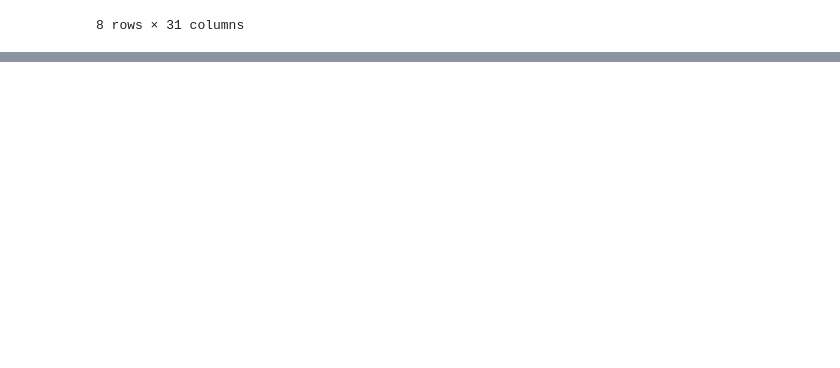
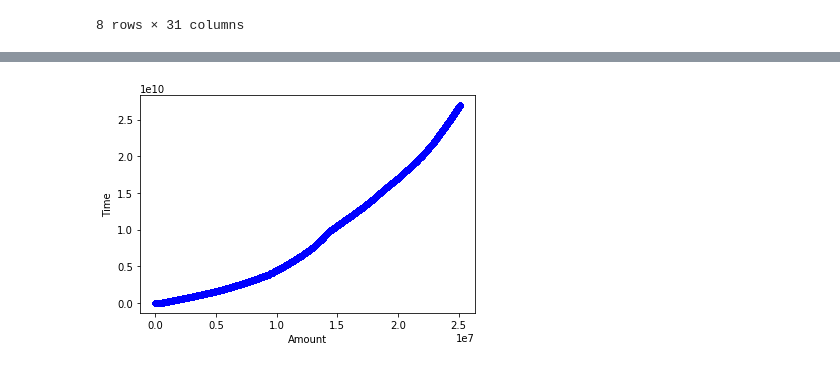
Before and after one commit to erichuizapucp/credit-card-fraud-detection, a Jupyter notebook: notebooks/Credit Card Fraud Detection.ipynb, the cells around one changed output, grey strips where cells are left out. Saved outputs shown, nothing was run; the diff lists cells and outputs as text; code cells hidden in the pictures; blank space fills up the shorter version.

```diff
--- a/notebooks/Credit Card Fraud Detection.ipynb
+++ b/notebooks/Credit Card Fraud Detection.ipynb
@@ -20,0 +114,6 @@ data.describe()
+# %%
+scatter_df = data[data['Class'] == 0]
+scatter_df.cumsum().plot.scatter(x='Amount', y='Time', c='blue')
+plt.show()
+# %% [output]
+[figure, added]
```
Also changed, not shown: parts of 18 cells of this notebook.
